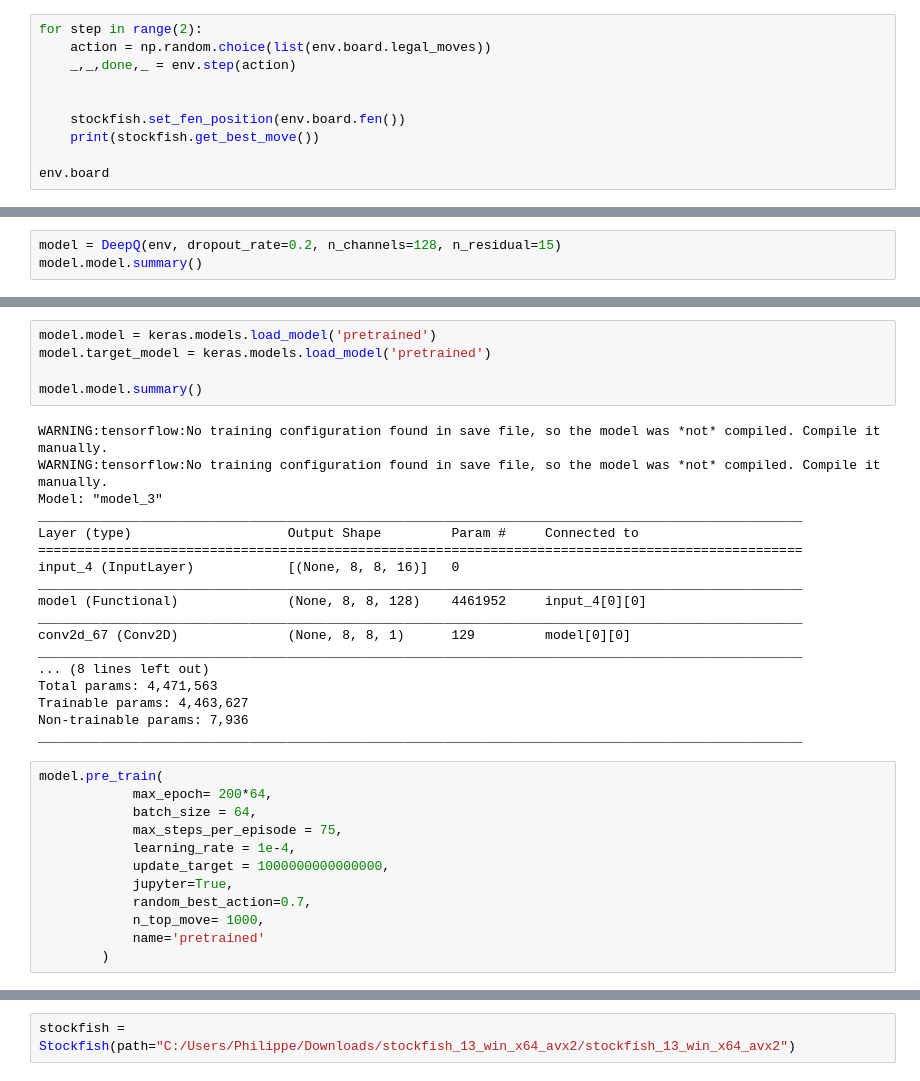
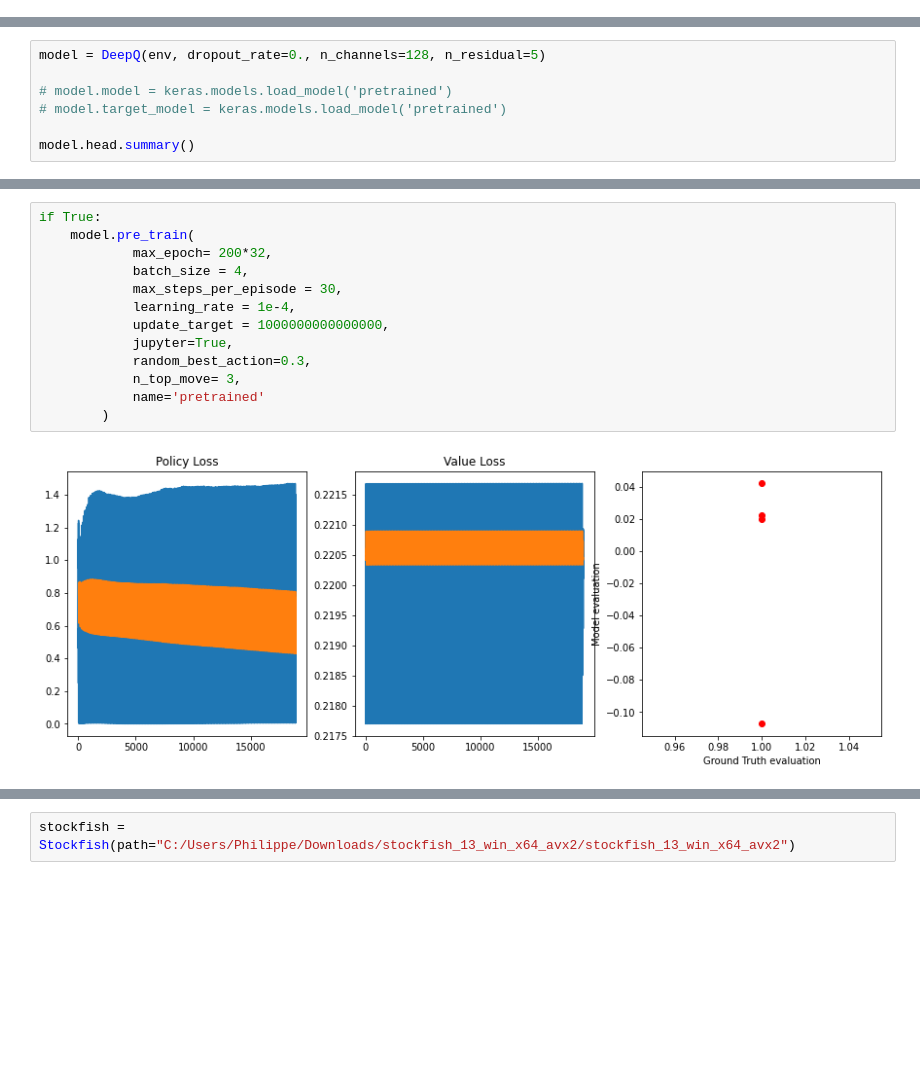
Before and after one commit to Fransou/Chess_bot, a Jupyter notebook: notbeook.ipynb, the cells around one changed output, grey strips where cells are left out. Cells and saved outputs as stored; diff of their text form; blank space fills up the shorter version.

```diff
--- a/notbeook.ipynb
+++ b/notbeook.ipynb
@@ -17,10 +17,0 @@ Board('8/6p1/p2k4/8/P1p3p1/6P1/1P5K/8 w - - 0 48')
-# %%
-for step in range(2):
-    action = np.random.choice(list(env.board.legal_moves))
-    _,_,done,_ = env.step(action)
-
-
-    stockfish.set_fen_position(env.board.fen())
-    print(stockfish.get_best_move())
-
-env.board
@@ -31,4 +24,8 @@ Board('8/6p1/p3k3/P7/2p3p1/6P1/1P5K/8 w - - 1 49')
 # %%
-model = DeepQ(env, dropout_rate=0.2, n_channels=128, n_residual=15)
-model.model.summary()
+model = DeepQ(env, dropout_rate=0., n_channels=128, n_residual=5)
+
+# model.model = keras.models.load_model('pretrained')
+# model.target_model = keras.models.load_model('pretrained')
+
+model.head.summary()
 # %% [output]
@@ -51,36 +48,16 @@ Non-trainable params: 7,936
 __________________________________________________________________________________________________
-# %%
-model.model = keras.models.load_model('pretrained')
-model.target_model = keras.models.load_model('pretrained')
-
-model.model.summary()
-# %% [output]
-WARNING:tensorflow:No training configuration found in save file, so the model was *not* compiled. Compile it manually.
-WARNING:tensorflow:No training configuration found in save file, so the model was *not* compiled. Compile it manually.
-Model: "model_3"
-__________________________________________________________________________________________________
-Layer (type)                    Output Shape         Param #     Connected to
-==================================================================================================
-input_4 (InputLayer)            [(None, 8, 8, 16)]   0
-__________________________________________________________________________________________________
-model (Functional)              (None, 8, 8, 128)    4461952     input_4[0][0]
-__________________________________________________________________________________________________
-conv2d_67 (Conv2D)              (None, 8, 8, 1)      129         model[0][0]
-__________________________________________________________________________________________________
-... (8 lines left out)
-Total params: 4,471,563
-Trainable params: 4,463,627
-Non-trainable params: 7,936
-__________________________________________________________________________________________________
 # %%
-model.pre_train(
-            max_epoch= 200*64,
-            batch_size = 64,
-            max_steps_per_episode = 75,
+if True:
+    model.pre_train(
+            max_epoch= 200*32,
+            batch_size = 4,
+            max_steps_per_episode = 30,
             learning_rate = 1e-4,
             update_target = 1000000000000000,
             jupyter=True,
-            random_best_action=0.7,
-            n_top_move= 1000,
+            random_best_action=0.3,
+            n_top_move= 3,
             name='pretrained'
         )
+# %% [output]
+[figure, added]
```
Also changed, not shown: parts of 17 cells of this notebook, 18 other files.
